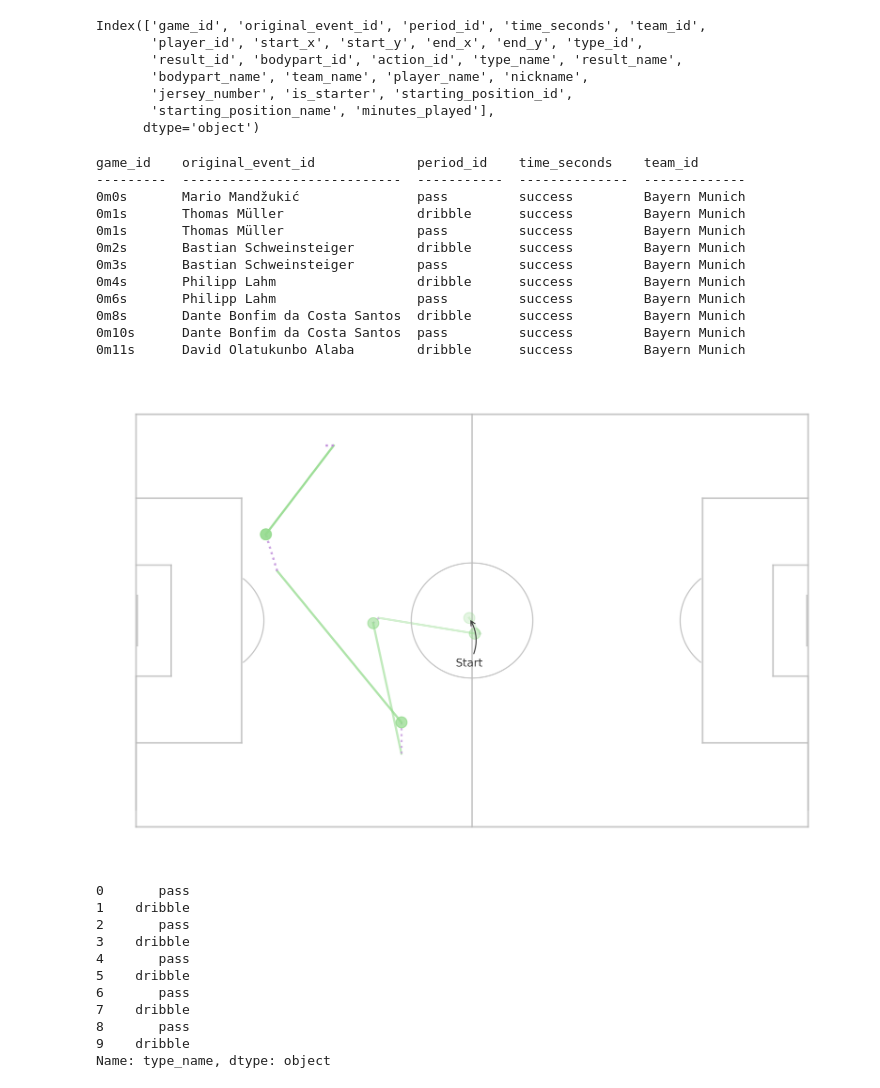
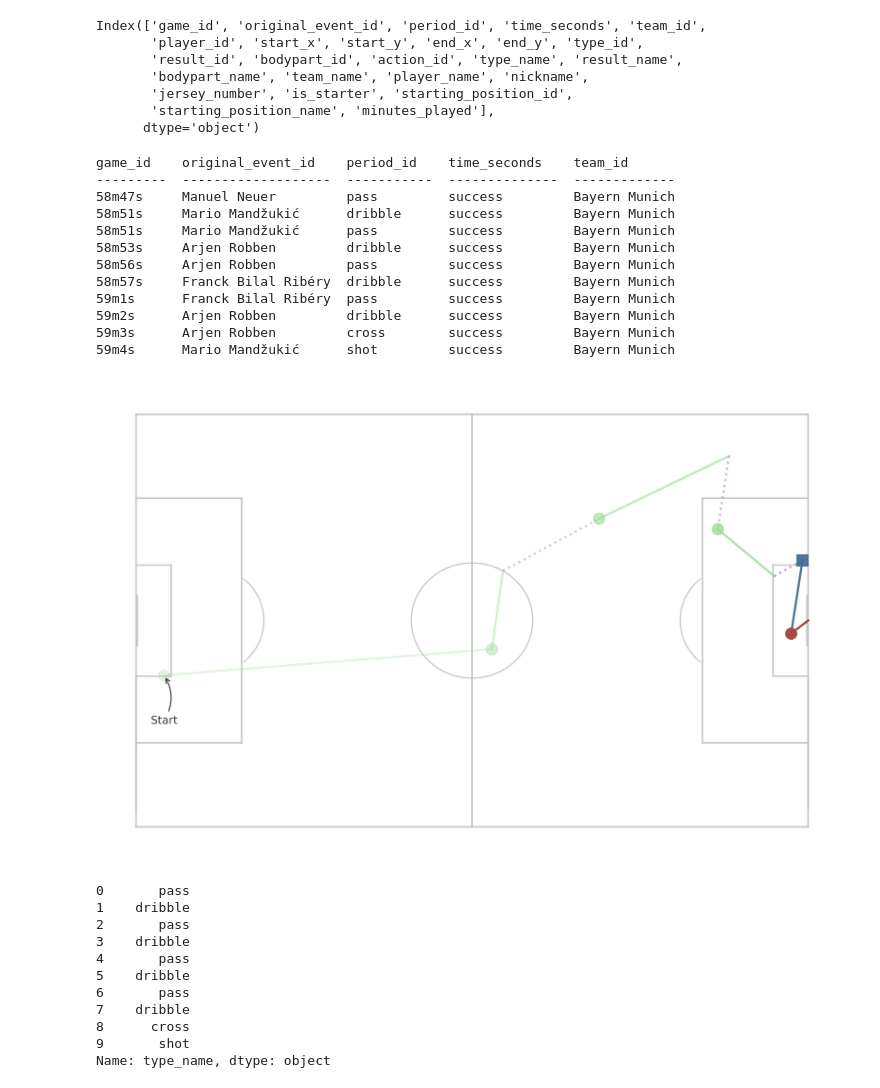
Before and after one commit to francescozonaro/statsbombplot, a Jupyter notebook: testing-notebooks/initial-tests.ipynb, the cells around one changed output. Saved outputs shown, nothing was run; the diff lists cells and outputs as text; code cells hidden in the pictures.

Commit message:
random statsbomb goal

```diff
--- a/testing-notebooks/initial-tests.ipynb
+++ b/testing-notebooks/initial-tests.ipynb
@@ -50,42 +50,41 @@ Index(['game_id', 'original_event_id', 'period_id', 'time_seconds', 'team_id',
 # %%
 import statsbombplot as pys
 from tabulate import tabulate
 
 def nice_time(row):
     minute = int((row.period_id-1)*45 +row.time_seconds // 60)
     second = int(row.time_seconds % 60)
     return f"{minute}m{second}s"
 
 def find_goal(df):
     df = df[(df['type_id'] == 11) & (df['result_id'] == 1)]
     return df.index
 
-# goals = list(find_goal(df_actions))
-# starting_id = goals[0]
-starting_id = 9
+goals = list(find_goal(df_actions))
+starting_id = goals[0]
 df = df_actions[starting_id - 9: starting_id + 1].copy()
 df = df.reset_index(drop=True)
-ax = pys.draw_pitch()
+# ax = pys.draw_pitch()
 
-pys.draw_actions(ax, df)
+pys.draw_actions(df)
 
 df["nice_time"] = df.apply(nice_time, axis=1)
 
 print(tabulate(df[['nice_time', 'player_name', 'type_name', 'result_name', 'team_name']], headers = df.columns, showindex=False))
 # %% [output]
-game_id    original_event_id             period_id    time_seconds    team_id
----------  ----------------------------  -----------  --------------  -------------
-0m0s       Mario Mandžukić               pass         success         Bayern Munich
-0m1s       Thomas Müller                 dribble      success         Bayern Munich
-0m1s       Thomas Müller                 pass         success         Bayern Munich
-0m2s       Bastian Schweinsteiger        dribble      success         Bayern Munich
-0m3s       Bastian Schweinsteiger        pass         success         Bayern Munich
-0m4s       Philipp Lahm                  dribble      success         Bayern Munich
-0m6s       Philipp Lahm                  pass         success         Bayern Munich
-0m8s       Dante Bonfim da Costa Santos  dribble      success         Bayern Munich
-0m10s      Dante Bonfim da Costa Santos  pass         success         Bayern Munich
-0m11s      David Olatukunbo Alaba        dribble      success         Bayern Munich
+game_id    original_event_id    period_id    time_seconds    team_id
+---------  -------------------  -----------  --------------  -------------
+58m47s     Manuel Neuer         pass         success         Bayern Munich
+58m51s     Mario Mandžukić      dribble      success         Bayern Munich
+58m51s     Mario Mandžukić      pass         success         Bayern Munich
+58m53s     Arjen Robben         dribble      success         Bayern Munich
+58m56s     Arjen Robben         pass         success         Bayern Munich
+58m57s     Franck Bilal Ribéry  dribble      success         Bayern Munich
+59m1s      Franck Bilal Ribéry  pass         success         Bayern Munich
+59m2s      Arjen Robben         dribble      success         Bayern Munich
+59m3s      Arjen Robben         cross        success         Bayern Munich
+59m4s      Mario Mandžukić      shot         success         Bayern Munich
-[figure, old version]
+[figure, new version]
 # %%
 df.type_name
 # %% [output]
@@ -97,8 +96,8 @@ df.type_name
 5    dribble
 6       pass
 7    dribble
-8       pass
-9    dribble
+8      cross
+9       shot
 Name: type_name, dtype: object
 # %%
 import matplotsoccer
```
Also changed, not shown: parts of 1 cell of this notebook, 2 other files.
